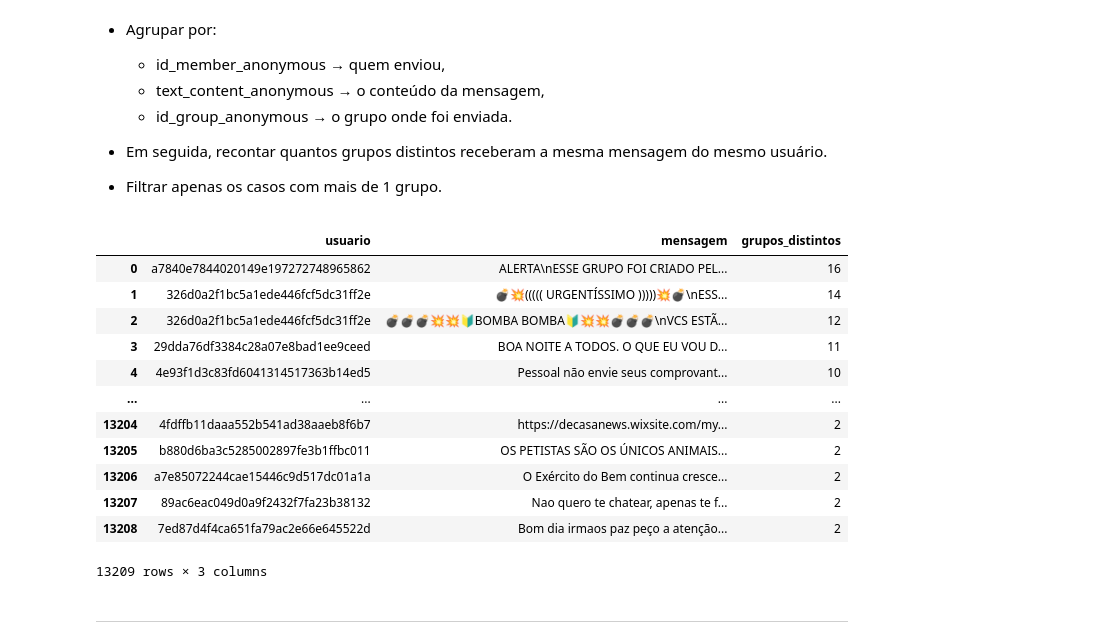
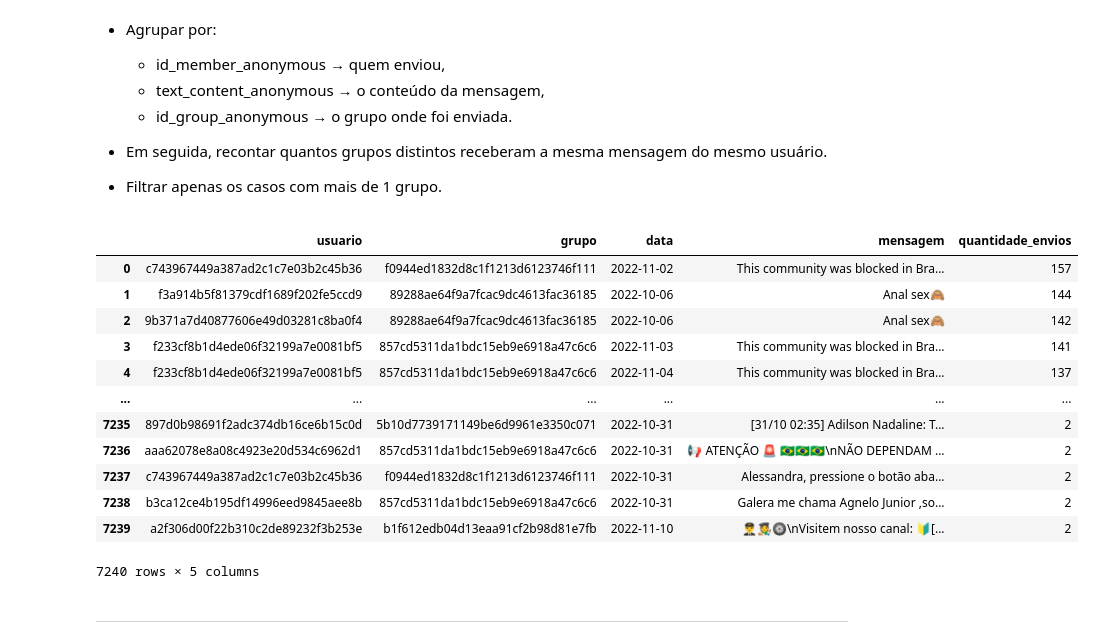
Before and after one commit to EstherMart/Data-Mining, a Jupyter notebook: Lista02_ExtracaoDeDados/extracao.ipynb, the cells around one changed output. Saved outputs shown, nothing was run; the diff lists cells and outputs as text; code cells hidden in the pictures.

```diff
--- a/Lista02_ExtracaoDeDados/extracao.ipynb
+++ b/Lista02_ExtracaoDeDados/extracao.ipynb
@@ -908,34 +907,38 @@ Essa consulta mostra quais mensagens foram compartilhadas pelo mesmo usuário em
 # %%
 qtd_msg_identicas_grupos_distintos = conn.execute("""
     SELECT
-    id_member_anonymous AS usuario,
-    text_content_anonymous AS mensagem,
-    COUNT(DISTINCT id_group_anonymous) AS grupos_distintos
+        id_member_anonymous AS usuario,
+        id_group_anonymous AS grupo,
+        CAST(date_message AS DATE) AS data,
+        text_content_anonymous AS mensagem,
+        COUNT(*) AS quantidade_envios
     FROM tabela_dados
     WHERE
         id_member_anonymous IS NOT NULL
+        AND id_group_anonymous IS NOT NULL
         AND text_content_anonymous IS NOT NULL
         AND TRIM(text_content_anonymous) <> ''
-    GROUP BY id_member_anonymous, text_content_anonymous
-    HAVING COUNT(DISTINCT id_group_anonymous) > 1
-    ORDER BY grupos_distintos DESC;
+    GROUP BY
+        id_member_anonymous, id_group_anonymous, CAST(date_message AS DATE), text_content_anonymous
+    HAVING COUNT(*) > 1
+    ORDER BY quantidade_envios DESC;
 """).fetchdf()
 
 display(qtd_msg_identicas_grupos_distintos)
 # %% [output]
-|  | usuario | mensagem | grupos_distintos |
-| 0 | a7840e7844020149e197272748965862 | ALERTA\nESSE GRUPO FOI CRIADO PEL... | 16 |
-| 1 | 326d0a2f1bc5a1ede446fcf5dc31ff2e | 💣💥((((( URGENTÍSSIMO )))))💥💣\nESS... | 14 |
-| 2 | 326d0a2f1bc5a1ede446fcf5dc31ff2e | 💣💣💣💥💥🔰BOMBA BOMBA🔰💥💥💣💣💣\nVCS ESTÃ... | 12 |
-| 3 | 29dda76df3384c28a07e8bad1ee9ceed | BOA NOITE A TODOS. O QUE EU VOU D... | 11 |
-| 4 | 4e93f1d3c83fd6041314517363b14ed5 | Pessoal não envie seus comprovant... | 10 |
-| ... | ... | ... | ... |
-| 13204 | 4fdffb11daaa552b541ad38aaeb8f6b7 | https://decasanews.wixsite.com/my... | 2 |
-| 13205 | b880d6ba3c5285002897fe3b1ffbc011 | OS PETISTAS SÃO OS ÚNICOS ANIMAIS... | 2 |
-| 13206 | a7e85072244cae15446c9d517dc01a1a | O Exército do Bem continua cresce... | 2 |
-| 13207 | 89ac6eac049d0a9f2432f7fa23b38132 | Nao quero te chatear, apenas te f... | 2 |
-| 13208 | 7ed87d4f4ca651fa79ac2e66e645522d | Bom dia irmaos paz peço a atenção... | 2 |
+|  | usuario | grupo | data | mensagem | quantidade_envios |
+| 0 | c743967449a387ad2c1c7e03b2c45b36 | f0944ed1832d8c1f1213d6123746f111 | 2022-11-02 | This community was blocked in Bra... | 157 |
+| 1 | f3a914b5f81379cdf1689f202fe5ccd9 | 89288ae64f9a7fcac9dc4613fac36185 | 2022-10-06 | Anal sex🙈 | 144 |
+| 2 | 9b371a7d40877606e49d03281c8ba0f4 | 89288ae64f9a7fcac9dc4613fac36185 | 2022-10-06 | Anal sex🙈 | 142 |
+| 3 | f233cf8b1d4ede06f32199a7e0081bf5 | 857cd5311da1bdc15eb9e6918a47c6c6 | 2022-11-03 | This community was blocked in Bra... | 141 |
+| 4 | f233cf8b1d4ede06f32199a7e0081bf5 | 857cd5311da1bdc15eb9e6918a47c6c6 | 2022-11-04 | This community was blocked in Bra... | 137 |
+| ... | ... | ... | ... | ... | ... |
+| 7235 | 897d0b98691f2adc374db16ce6b15c0d | 5b10d7739171149be6d9961e3350c071 | 2022-10-31 | [31/10 02:35] Adilson Nadaline: T... | 2 |
+| 7236 | aaa62078e8a08c4923e20d534c6962d1 | 857cd5311da1bdc15eb9e6918a47c6c6 | 2022-10-31 | 📢 ATENÇÃO 🚨 🇧🇷🇧🇷🇧🇷\nNÃO DEPENDAM ... | 2 |
+| 7237 | c743967449a387ad2c1c7e03b2c45b36 | f0944ed1832d8c1f1213d6123746f111 | 2022-10-31 | Alessandra, pressione o botão aba... | 2 |
+| 7238 | b3ca12ce4b195df14996eed9845aee8b | 857cd5311da1bdc15eb9e6918a47c6c6 | 2022-10-31 | Galera me chama Agnelo Junior ,so... | 2 |
+| 7239 | a2f306d00f22b310c2de89232f3b253e | b1f612edb04d13eaa91cf2b98d81e7fb | 2022-11-10 | 👨‍✈️🧑‍🎨🛞\nVisitem nosso canal: 🔰[... | 2 |
-13209 rows × 3 columns
+7240 rows × 5 columns
 # %% [markdown]
 ---
 # %% [markdown]
```
Also changed, not shown: parts of 13 cells of this notebook, 1 other file.
